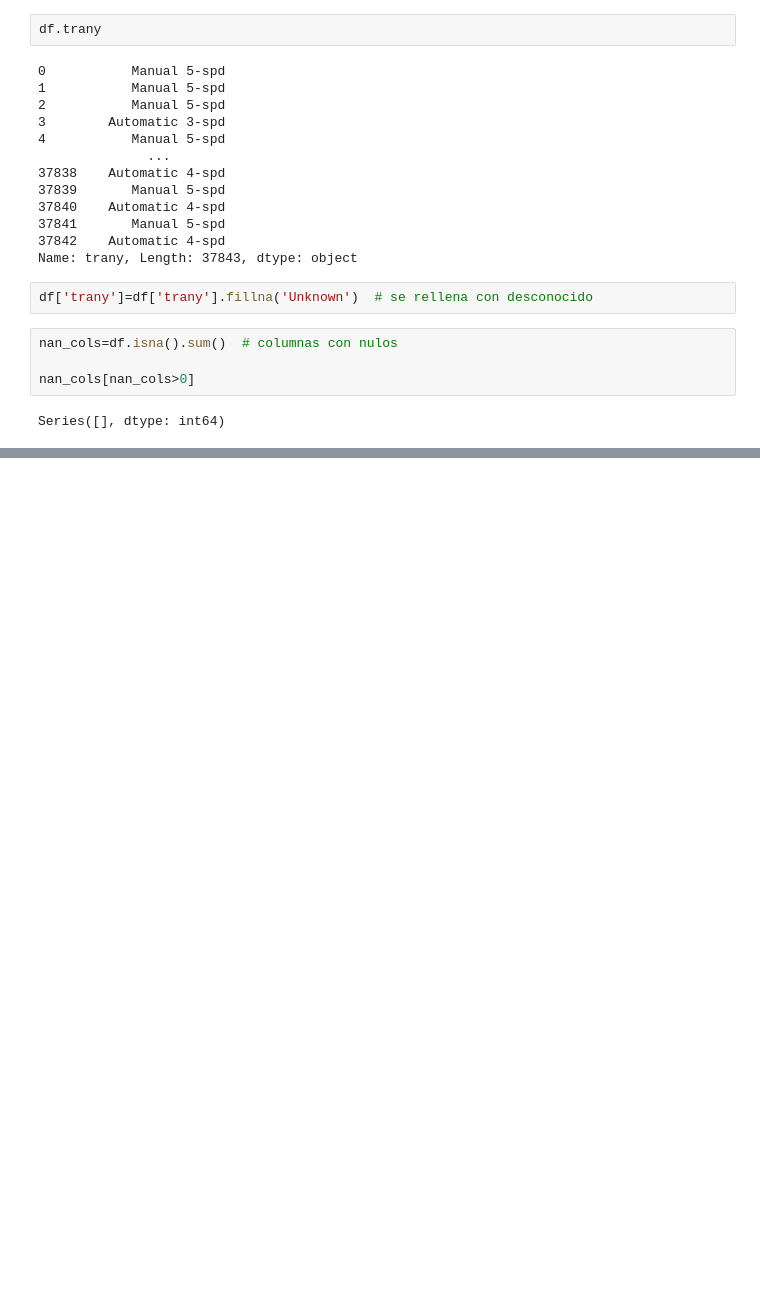
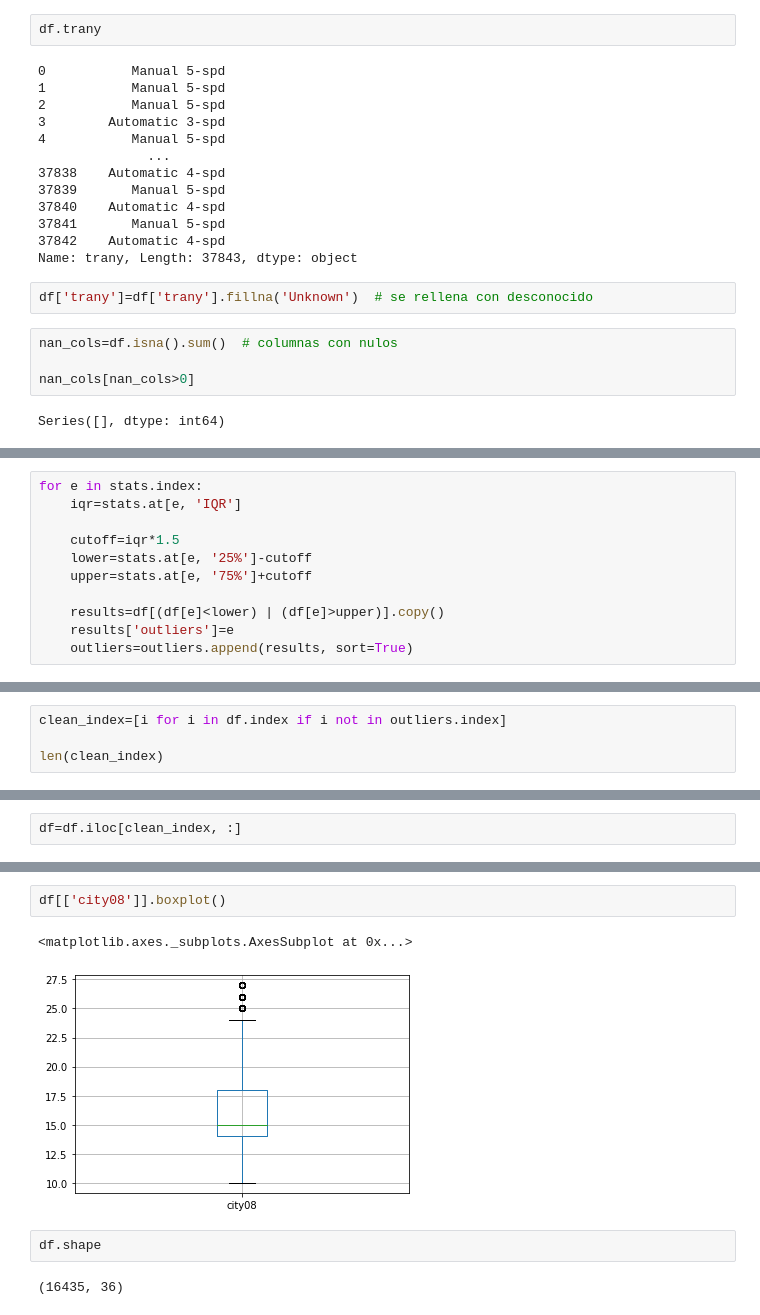
Before and after one commit to YonatanRA/clases_datamex0320, a Jupyter notebook: w2_d4 - Pandas deepdive.ipynb, the cells around one changed output, grey strips where cells are left out. Drawn from its saved outputs; the diff is of its cells as text; blank space fills up the shorter version.

```diff
--- a/w2_d4 - Pandas deepdive.ipynb
+++ b/w2_d4 - Pandas deepdive.ipynb
@@ -594,0 +780,11 @@ Series([], dtype: int64)
+# %%
+for e in stats.index:
+    iqr=stats.at[e, 'IQR']
+
+    cutoff=iqr*1.5
+    lower=stats.at[e, '25%']-cutoff
+    upper=stats.at[e, '75%']+cutoff
+
+    results=df[(df[e]<lower) | (df[e]>upper)].copy()
+    results['outliers']=e
+    outliers=outliers.append(results, sort=True)
@@ -594,0 +821,4 @@ Series([], dtype: int64)
+# %%
+clean_index=[i for i in df.index if i not in outliers.index]
+
+len(clean_index)
@@ -594,0 +827,2 @@ Series([], dtype: int64)
+# %%
+df=df.iloc[clean_index, :]
@@ -594,0 +839,9 @@ Series([], dtype: int64)
+# %%
+df[['city08']].boxplot()
+# %% [output]
+<matplotlib.axes._subplots.AxesSubplot at 0x...>
+[figure, added]
+# %%
+df.shape
+# %% [output]
+(16435, 36)
```
Also changed, not shown: parts of 57 cells of this notebook, 1 other file.
